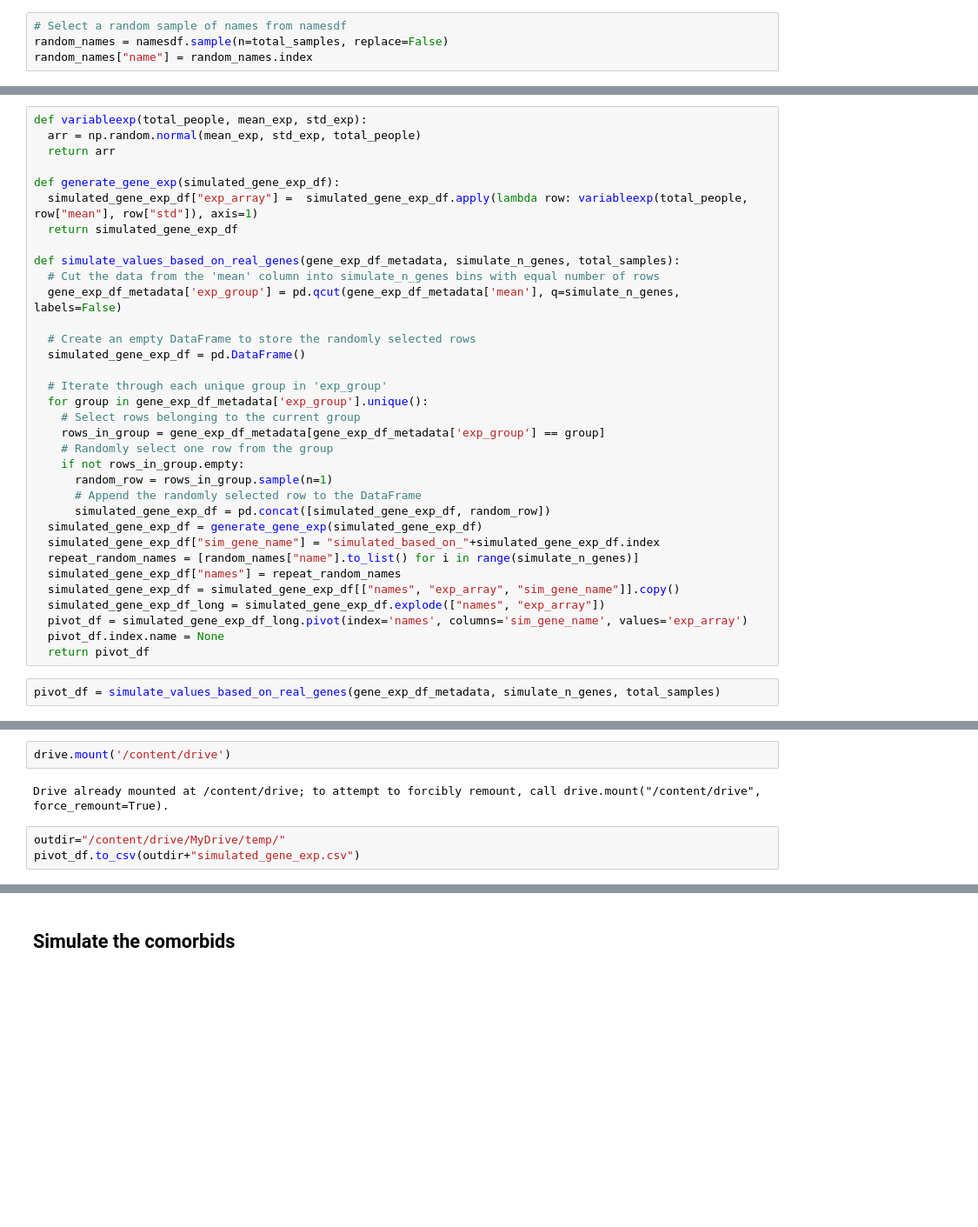
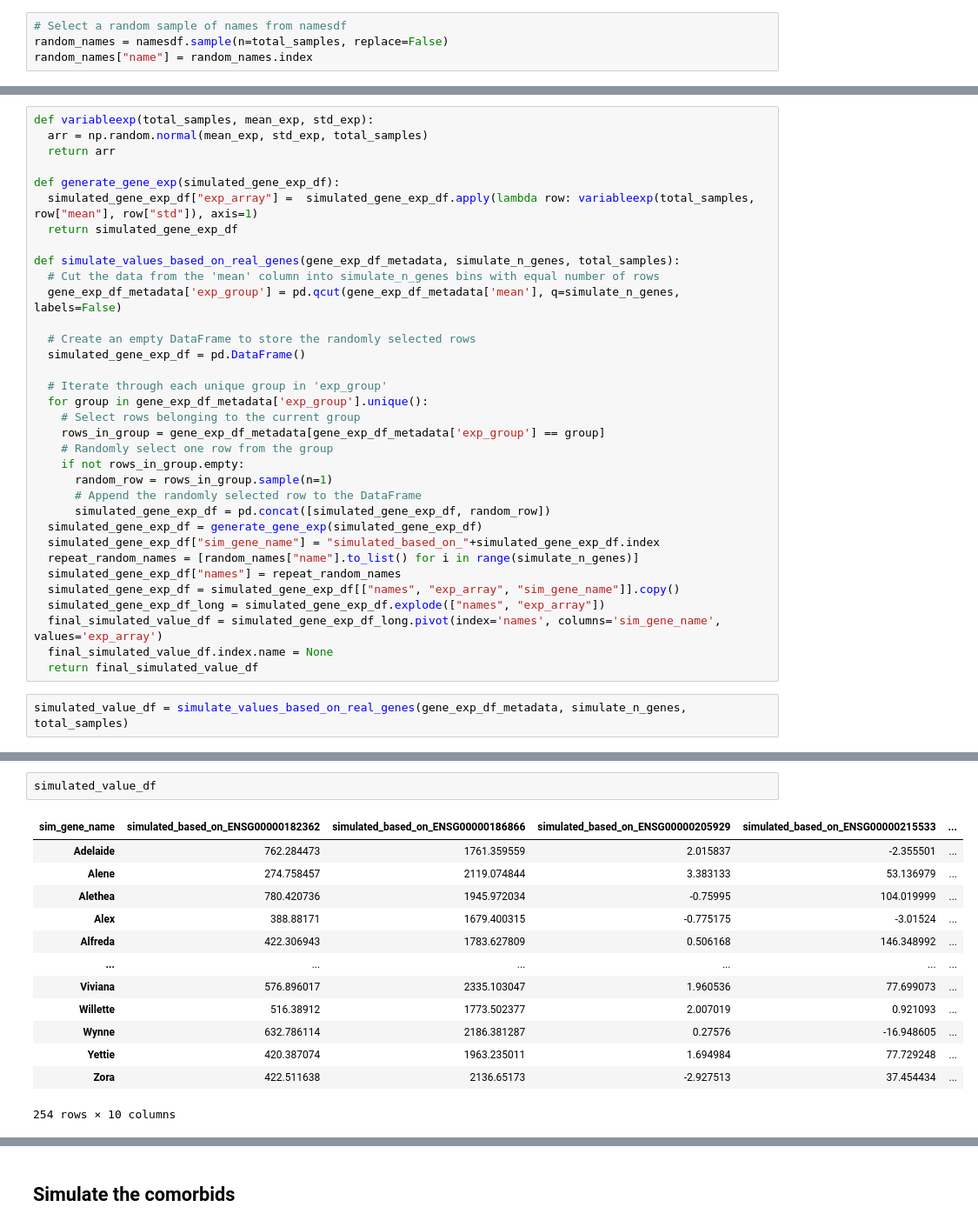
Before and after one commit to reza610/psea, a Jupyter notebook: notebook_examples/simulateddata-bothdirs.ipynb, the cells around one changed output, grey strips where cells are left out. Shown at 87% size. Saved outputs shown, nothing was run; the diff lists cells and outputs as text; blank space fills up the shorter version.

```diff
--- a/notebook_examples/simulateddata-bothdirs.ipynb
+++ b/notebook_examples/simulateddata-bothdirs.ipynb
@@ -95,10 +108,10 @@ random_names["name"] = random_names.index
 # %%
-def variableexp(total_people, mean_exp, std_exp):
-  arr = np.random.normal(mean_exp, std_exp, total_people)
+def variableexp(total_samples, mean_exp, std_exp):
+  arr = np.random.normal(mean_exp, std_exp, total_samples)
   return arr
 
 def generate_gene_exp(simulated_gene_exp_df):
-  simulated_gene_exp_df["exp_array"] =  simulated_gene_exp_df.apply(lambda row: variableexp(total_people, row["mean"], row["std"]), axis=1)
+  simulated_gene_exp_df["exp_array"] =  simulated_gene_exp_df.apply(lambda row: variableexp(total_samples, row["mean"], row["std"]), axis=1)
   return simulated_gene_exp_df
 
 def simulate_values_based_on_real_genes(gene_exp_df_metadata, simulate_n_genes, total_samples):
@@ -123,8 +136,8 @@ def simulate_values_based_on_real_genes(gene_exp_df_metadata, simulate_n_genes,
   simulated_gene_exp_df["names"] = repeat_random_names
   simulated_gene_exp_df = simulated_gene_exp_df[["names", "exp_array", "sim_gene_name"]].copy()
   simulated_gene_exp_df_long = simulated_gene_exp_df.explode(["names", "exp_array"])
-  pivot_df = simulated_gene_exp_df_long.pivot(index='names', columns='sim_gene_name', values='exp_array')
-  pivot_df.index.name = None
-  return pivot_df
+  final_simulated_value_df = simulated_gene_exp_df_long.pivot(index='names', columns='sim_gene_name', values='exp_array')
+  final_simulated_value_df.index.name = None
+  return final_simulated_value_df
 # %%
-pivot_df = simulate_values_based_on_real_genes(gene_exp_df_metadata, simulate_n_genes, total_samples)
+simulated_value_df = simulate_values_based_on_real_genes(gene_exp_df_metadata, simulate_n_genes, total_samples)
@@ -147,7 +144,16 @@ pivot_df
-# %%
-drive.mount('/content/drive')
-# %% [output]
-Drive already mounted at /content/drive; to attempt to forcibly remount, call drive.mount("/content/drive", force_remount=True).
-# %%
-outdir="/content/drive/MyDrive/temp/"
-pivot_df.to_csv(outdir+"simulated_gene_exp.csv")
+# %%
+simulated_value_df
+# %% [output]
+| sim_gene_name | simulated_based_on_ENSG00000182362 | simulated_based_on_ENSG00000186866 | simulated_based_on_ENSG00000205929 | simulated_based_on_ENSG00000215533 | ... |
+| Adelaide | 762.284473 | 1761.359559 | 2.015837 | -2.355501 | ... |
+| Alene | 274.758457 | 2119.074844 | 3.383133 | 53.136979 | ... |
+| Alethea | 780.420736 | 1945.972034 | -0.75995 | 104.019999 | ... |
+| Alex | 388.88171 | 1679.400315 | -0.775175 | -3.01524 | ... |
+| Alfreda | 422.306943 | 1783.627809 | 0.506168 | 146.348992 | ... |
+| ... | ... | ... | ... | ... | ... |
+| Viviana | 576.896017 | 2335.103047 | 1.960536 | 77.699073 | ... |
+| Willette | 516.38912 | 1773.502377 | 2.007019 | 0.921093 | ... |
+| Wynne | 632.786114 | 2186.381287 | 0.27576 | -16.948605 | ... |
+| Yettie | 420.387074 | 1963.235011 | 1.694984 | 77.729248 | ... |
+| Zora | 422.511638 | 2136.65173 | -2.927513 | 37.454434 | ... |
+254 rows × 10 columns
```
Also changed, not shown: parts of 50 cells of this notebook.
